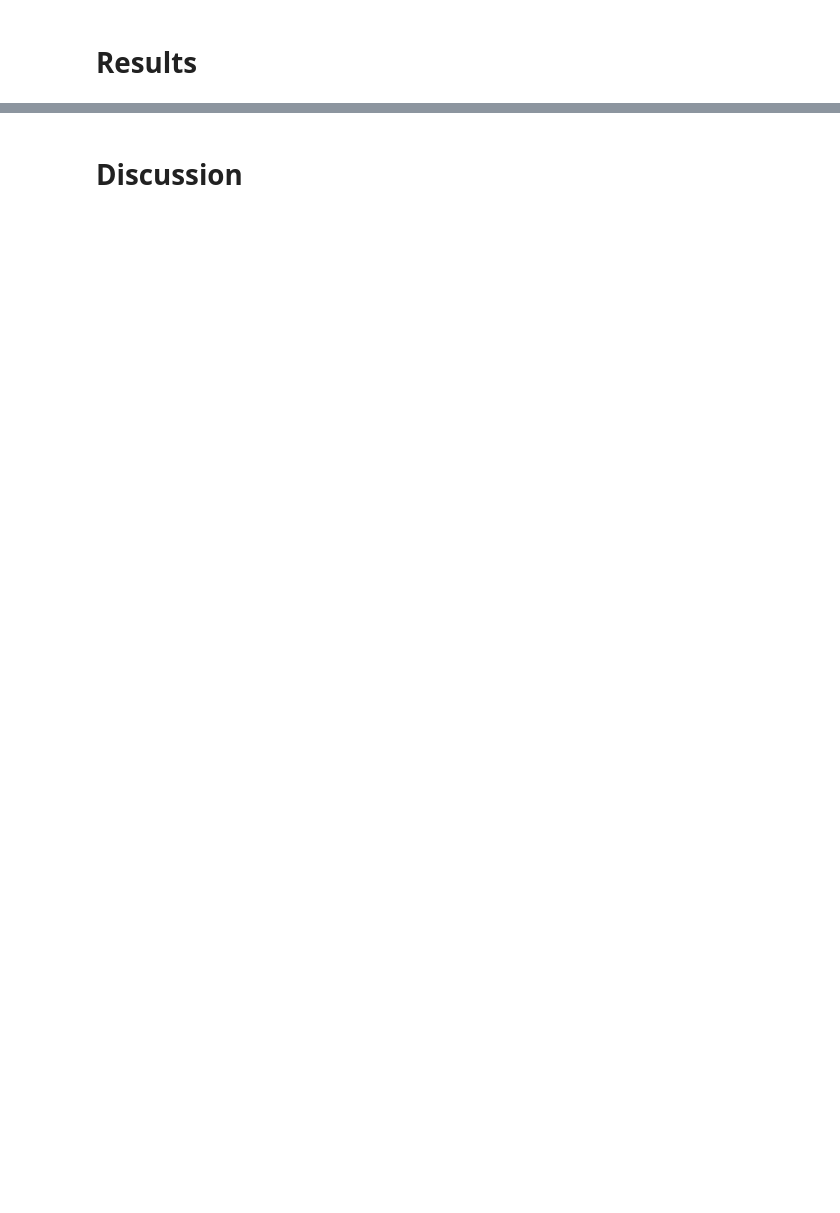
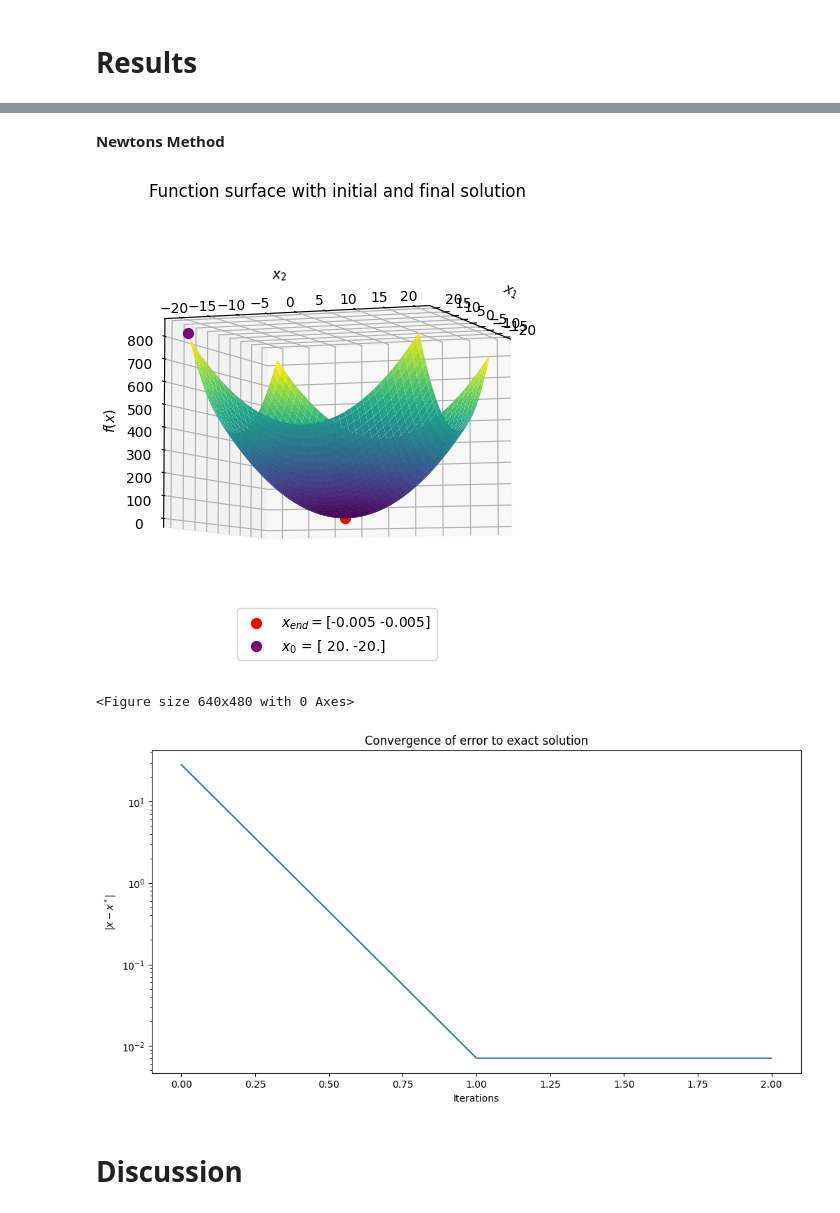
Before and after one commit to johanhoffman/DD2363_VT24, a Jupyter notebook: Lab6/Widen00_lab6.ipynb, the cells around one changed output, grey strips where cells are left out. Cells and saved outputs as stored; diff of their text form; code cells hidden in the pictures; blank space fills up the shorter version.

```diff
--- a/Lab6/Widen00_lab6.ipynb
+++ b/Lab6/Widen00_lab6.ipynb
@@ -159,3 +227,36 @@ plt.show()
+# %% [markdown]
+**Newtons Method**
+# %%
+#Visualize function surface
+x1 = x2 = np.arange(-20, 20, 0.5)
+X, Y = np.meshgrid(x1, x2)
+f1 = func([X, Y])
+fig = plt.figure(1, figsize=(12, 6))
+ax = fig.add_subplot(projection='3d')
+ax.plot_surface(X, Y, f1, cmap='viridis')
+ax.scatter(x_n[0], x_n[1], sol, color='red', s=50, marker ="o", label = "$x_{end} = $" + str(x_n))
+ax.scatter(x1_n[0], x2_n[0], f_n[0], color='purple', s=50, marker="o", label="$x_0$ = " + str(x_vec_n[0]))
+ax.view_init(-5, 20)
+ax.set_xlabel("$x_1$")
+ax.set_ylabel("$x_2$")
+ax.set_zlabel("$f(x)$")
+ax.dist = 11
+ax.legend(loc ="lower center")
+ax.set_title("Function surface with initial and final solution")
+plt.show()
+
+#Error convergence
+plt.figure(2)
+plt.figure(figsize=(12, 6))
+plt.semilogy(iteration_n, error_vec_n)
+plt.xlabel("Iterations")
+plt.ylabel("$|x - x^*|$")
+plt.title("Convergence of error to exact solution")
+plt.show()
+# %% [output]
+[figure, added]
+<Figure size 640x480 with 0 Axes>
+[figure, added]
 # %% [markdown]
 # **Discussion**
 # %% [markdown]
```
Also changed, not shown: parts of 8 cells of this notebook.
